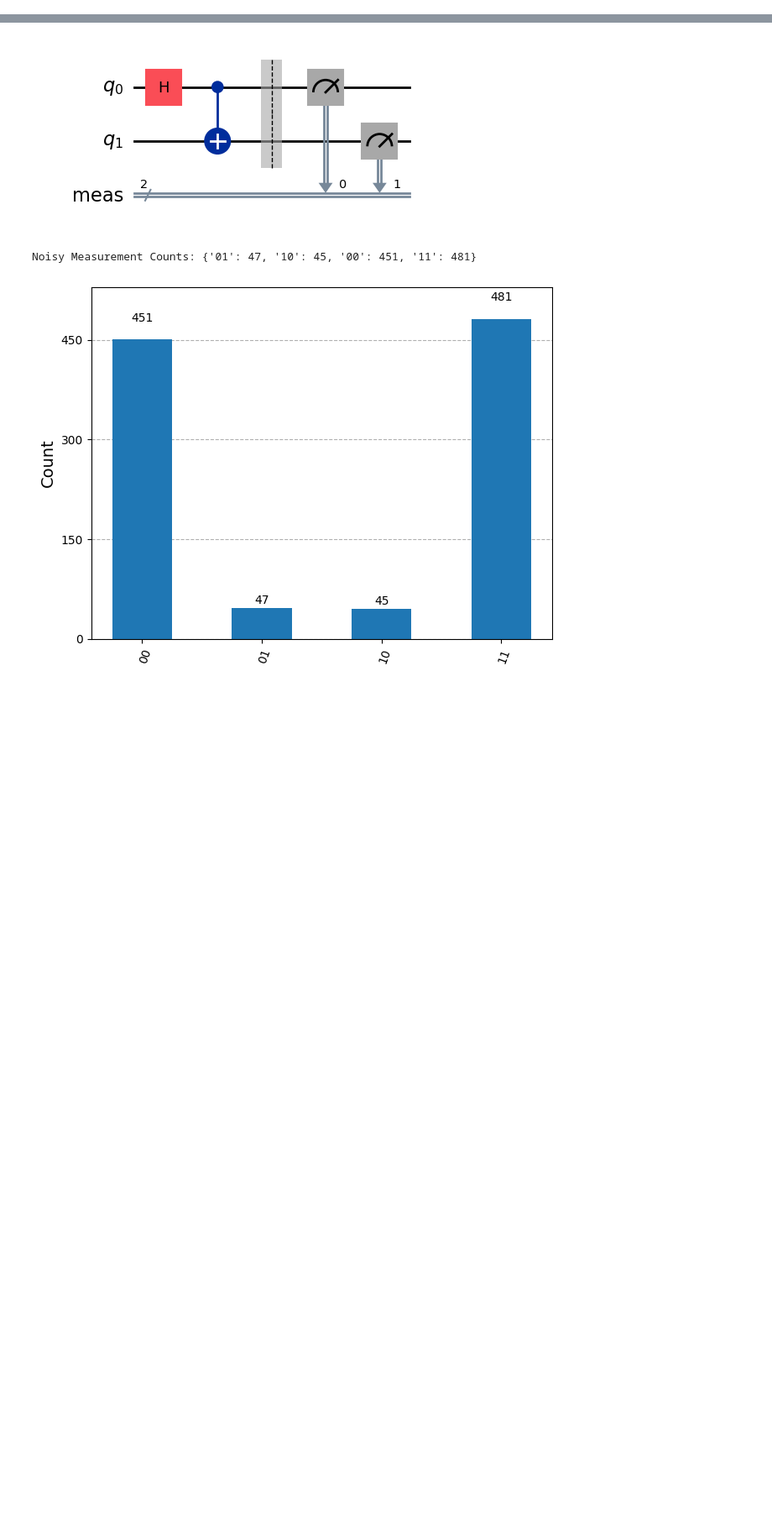
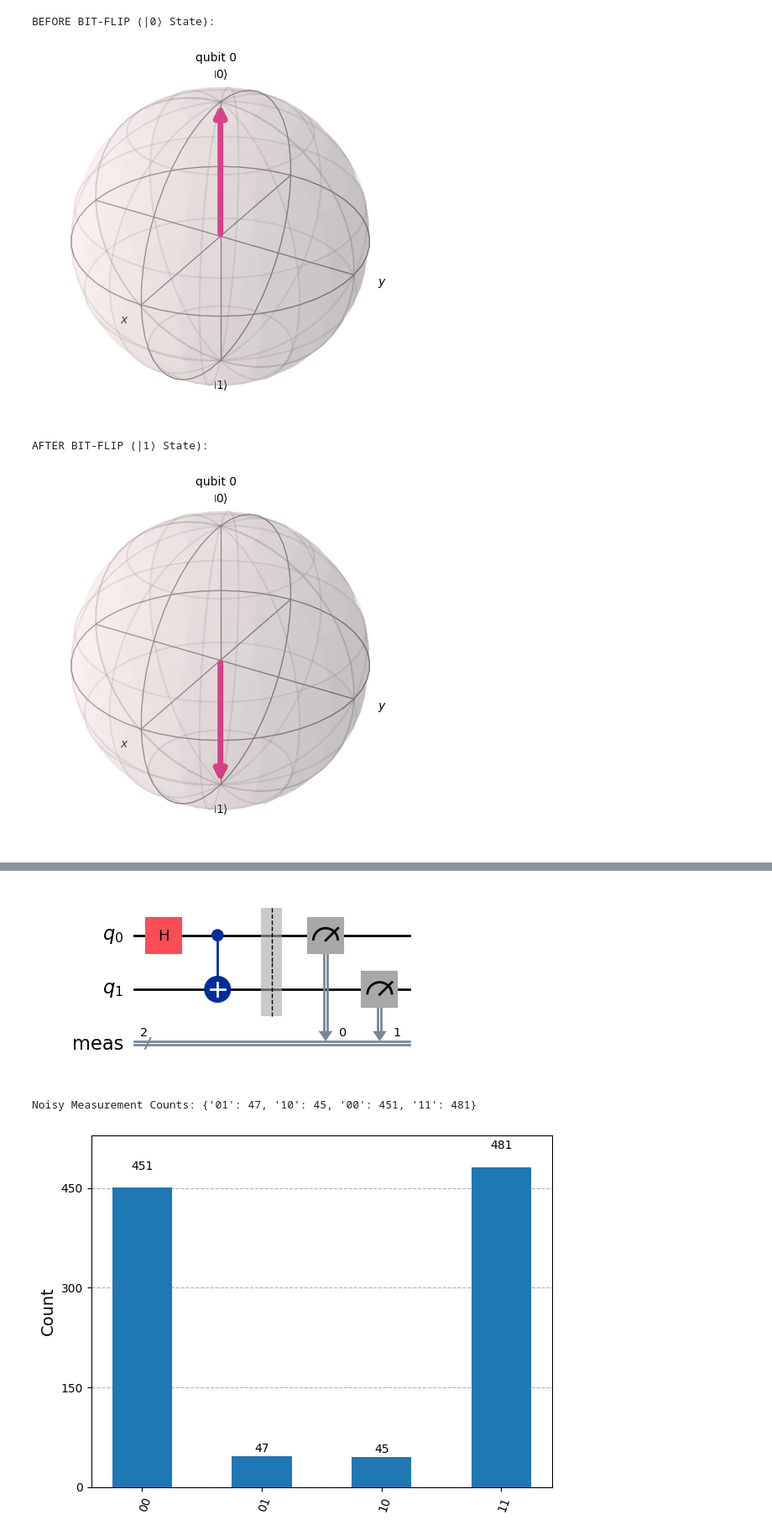
Before and after one commit to changbai-phu/quantum-lab, a Jupyter notebook: Quantum_Communication_under_Noise/notebooks/bell-bit-flip-noise-model.ipynb, the cells around one changed output, grey strips where cells are left out. Shown at 84% size. Saved outputs shown, nothing was run; the diff lists cells and outputs as text; code cells hidden in the pictures; blank space fills up the shorter version.

Commit message:
update by adding some plots

```diff
--- a/Quantum_Communication_under_Noise/notebooks/bell-bit-flip-noise-model.ipynb
+++ b/Quantum_Communication_under_Noise/notebooks/bell-bit-flip-noise-model.ipynb
@@ -0,0 +1,28 @@
+# %%
+'''
+To visualize bit flip
+'''
+from qiskit import QuantumCircuit
+from qiskit.quantum_info import Statevector
+
+# 1. BEFORE (Qubit initialized to |0⟩)
+qc_before = QuantumCircuit(1)
+# Stays at default ground state |0⟩
+state_before = Statevector.from_instruction(qc_before)
+
+# 2. AFTER (Qubit suffers an accidental bit-flip X error)
+qc_after = QuantumCircuit(1)
+qc_after.x(0) # Injected bit-flip error
+state_after = Statevector.from_instruction(qc_after)
+
+
+print("BEFORE BIT-FLIP (|0⟩ State):")
+display(plot_bloch_multivector(state_before))
+
+print("AFTER BIT-FLIP (|1⟩ State):")
+display(plot_bloch_multivector(state_after))
+# %% [output]
+BEFORE BIT-FLIP (|0⟩ State):
+[figure, added]
+AFTER BIT-FLIP (|1⟩ State):
+[figure, added]
```
Also changed, not shown: parts of 4 cells of this notebook.
